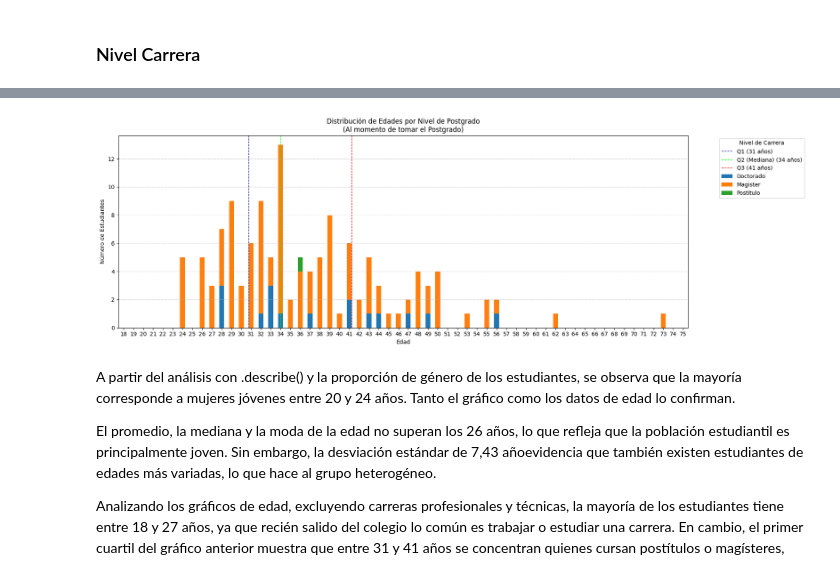
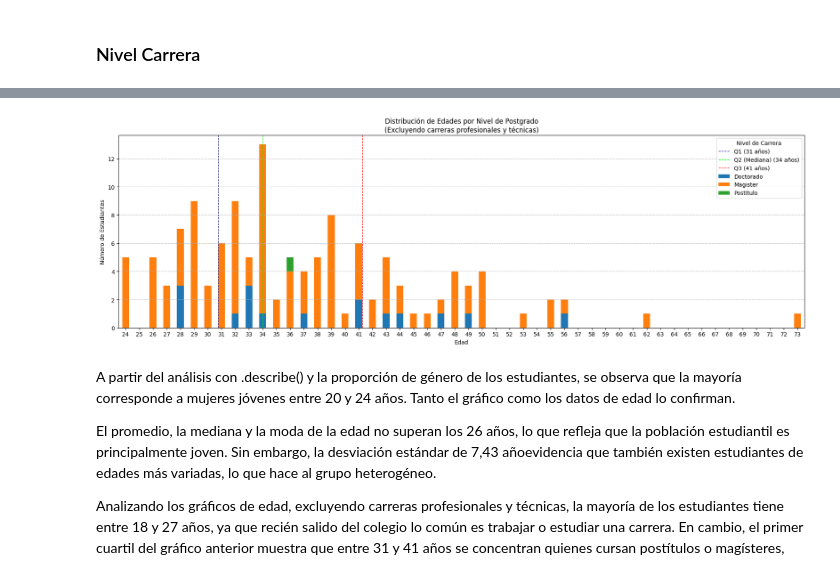
Before and after one commit to DiegoPyLL/ProyectoMat_EV1, a Jupyter notebook: TrabajoPractico.ipynb, the cells around one changed output, grey strips where cells are left out. Cells and saved outputs as stored; diff of their text form; code cells hidden in the pictures.

```diff
--- a/TrabajoPractico.ipynb
+++ b/TrabajoPractico.ipynb
@@ -367,55 +424,51 @@ plt.show()
 # %%
-
-
 df_filtrado = dataFrame[ (dataFrame['NIVEL CARRERA'] != "Carreras Profesionales") & (dataFrame['NIVEL CARRERA'] != "Carreras Tecnicas")]
 
 
-min_age = dataFrame['EDAD'].min()
-max_age = dataFrame['EDAD'].max()
+min_age = df_filtrado['EDAD'].min()
+max_age = df_filtrado['EDAD'].max()
 edades_completas = np.arange(min_age, max_age + 1)
 
 
 pivot = df_filtrado.pivot_table(index='EDAD', columns='NIVEL CARRERA', aggfunc='size', fill_value=0)
 pivot = pivot.reindex(edades_completas, fill_value=0)
 
-# paleta
 niveles = pivot.columns
-palette = sns.color_palette("tab10", len(niveles))
-color_map = dict(zip(niveles, palette))
 
 # plot barras apiladas
 fig, ax = plt.subplots(figsize=(18,6))
-pivot.plot(kind='bar', stacked=True, color=[color_map[col] for col in pivot.columns], ax=ax)
+pivot.plot(kind='bar', stacked=True, ax=ax)
 
-# percentiles calculados sobre las edades reales del subconjunto
-if len(df_filtrado) > 0:
-    p25 = np.percentile(df_filtrado['EDAD'], 25)
-    p50 = np.percentile(df_filtrado['EDAD'], 50)
-    p75 = np.percentile(df_filtrado['EDAD'], 75)
-else:
-    p25 = p50 = p75 = None
+
+# percentiles
+p25 = np.percentile(df_filtrado['EDAD'], 25)
+p50 = np.percentile(df_filtrado['EDAD'], 50)
+p75 = np.percentile(df_filtrado['EDAD'], 75)
+
+
 
 def age_to_pos(age):
     return float(age) - float(min_age)
 
-# dibujar líneas verticales en la posición correcta
-if p25 is not None:
-    ax.axvline(age_to_pos(p25), color='navy', linestyle='--', linewidth=1, label=f'Q1 ({p25:.0f} años)')
-    ax.axvline(age_to_pos(p50), color='lime', linestyle='--', linewidth=1, label=f'Q2 (Mediana) ({p50:.0f} años)')
-    ax.axvline(age_to_pos(p75), color='red', linestyle='--', linewidth=1, label=f'Q3 ({p75:.0f} años)')
 
 
-ax.set_title("Distribución de Edades por Nivel de Postgrado\n(Al momento de tomar el Postgrado)")
+# dibujar Percentiles
+ax.axvline(age_to_pos(p25), color='navy', linestyle='--', linewidth=1, label=f'Q1 ({p25:.0f} años)')
+ax.axvline(age_to_pos(p50), color='lime', linestyle='--', linewidth=1, label=f'Q2 (Mediana) ({p50:.0f} años)')
+ax.axvline(age_to_pos(p75), color='red', linestyle='--', linewidth=1, label=f'Q3 ({p75:.0f} años)')
+
+
+ax.set_title("Distribución de Edades por Nivel de Postgrado\n(Excluyendo carreras profesionales y técnicas)")
 ax.set_xlabel("Edad")
 ax.set_ylabel("Número de Estudiantes")
 ax.set_xticks(np.arange(len(edades_completas)))
 ax.set_xticklabels(edades_completas, rotation=0)
 ax.grid(axis='y', linestyle='--', alpha=0.7)
-ax.legend(title="Nivel de Carrera", bbox_to_anchor=(1.05,1), loc='upper left')
+ax.legend(title="Nivel de Carrera", loc='upper right')
 plt.tight_layout()
 plt.show()
 # %% [output]
-[figure, old version]
+[figure, new version]
 # %% [markdown]
 A partir del análisis con .describe() y la proporción de género de los estudiantes, se observa que la mayoría corresponde a mujeres jóvenes entre 20 y 24 años. Tanto el gráfico como los datos de edad lo confirman.
 
```
Also changed, not shown: parts of 15 cells of this notebook.
